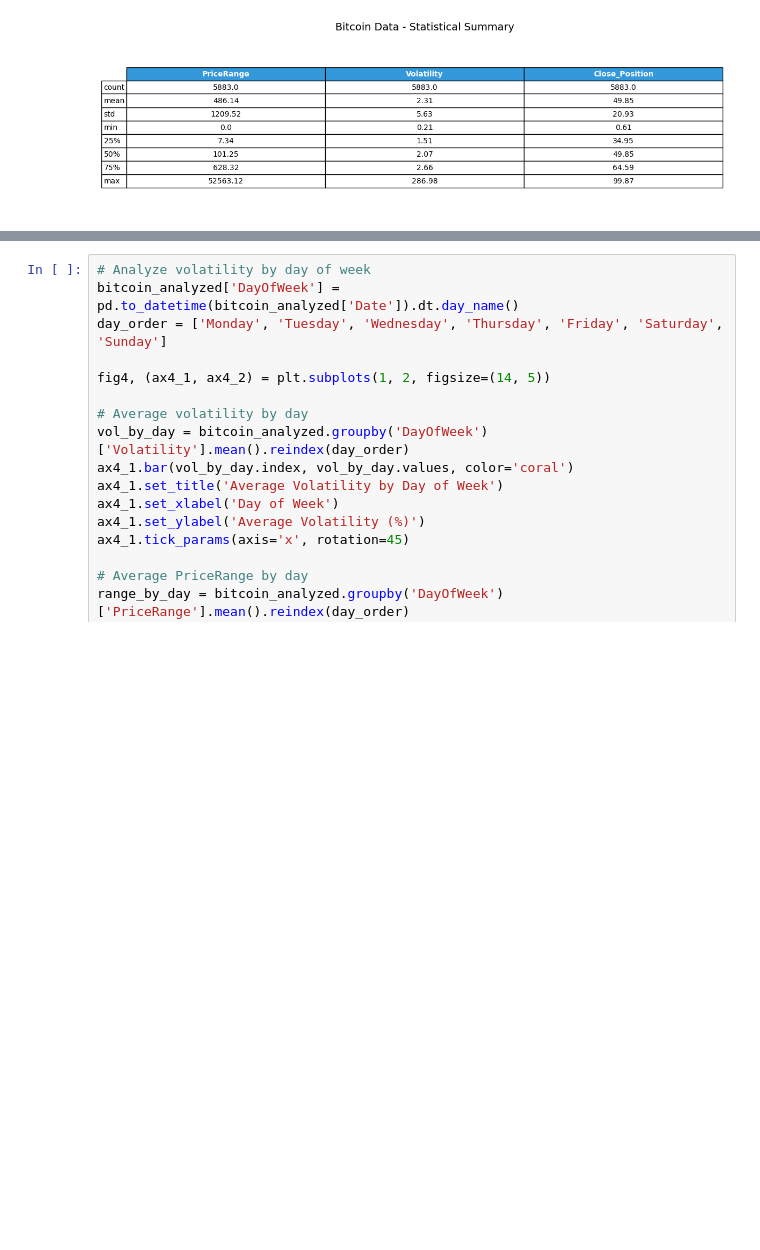
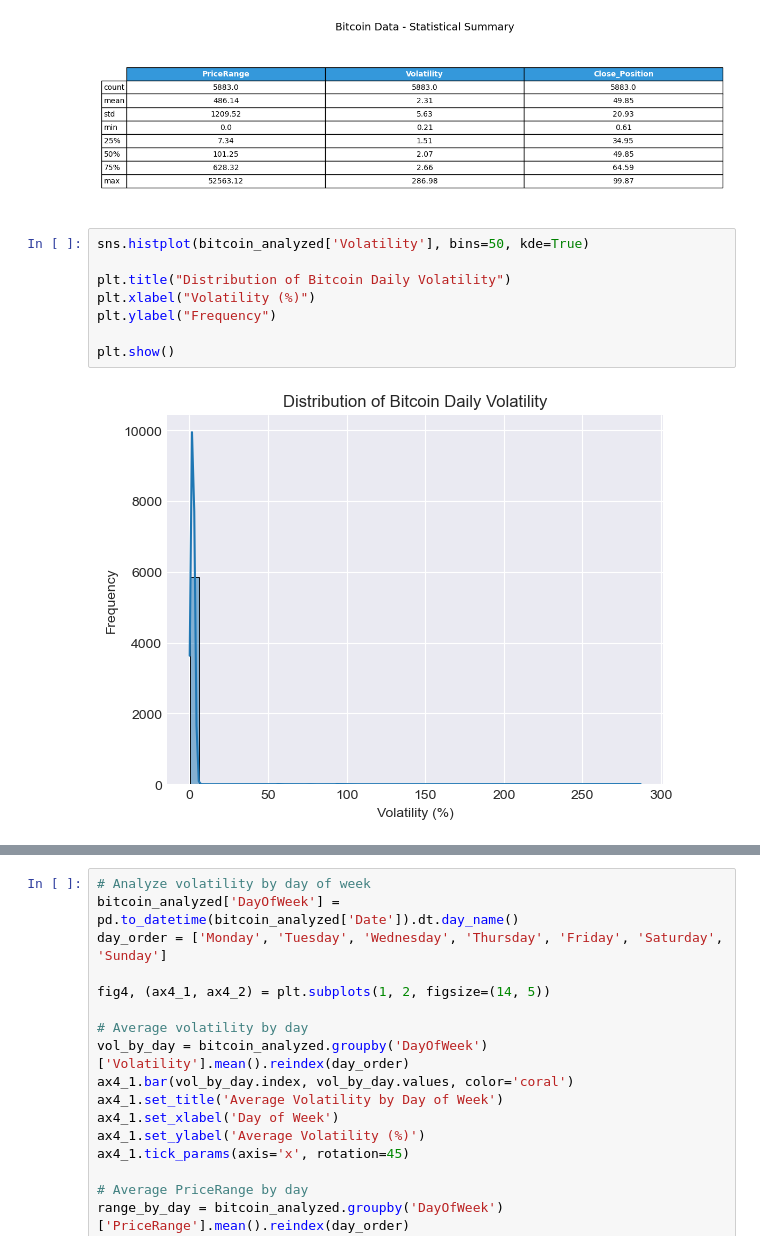
Before and after one commit to AlejandroRodriguezCervera/BitCoin_Analysis, a Jupyter notebook: BitCoin_Analysis.ipynb, the cells around one changed output, grey strips where cells are left out. Drawn from its saved outputs; the diff is of its cells as text; blank space fills up the shorter version.

```diff
--- a/BitCoin_Analysis.ipynb
+++ b/BitCoin_Analysis.ipynb
@@ -254,3 +376,13 @@ ax3.set_title('Bitcoin Data - Statistical Summary', fontsize=14, pad=20)
 plt.show()
 # %% [output]
 [figure]
+# %%
+sns.histplot(bitcoin_analyzed['Volatility'], bins=50, kde=True)
+
+plt.title("Distribution of Bitcoin Daily Volatility")
+plt.xlabel("Volatility (%)")
+plt.ylabel("Frequency")
+
+plt.show()
+# %% [output]
+[figure, added]
```
Also changed, not shown: parts of 26 cells of this notebook.
